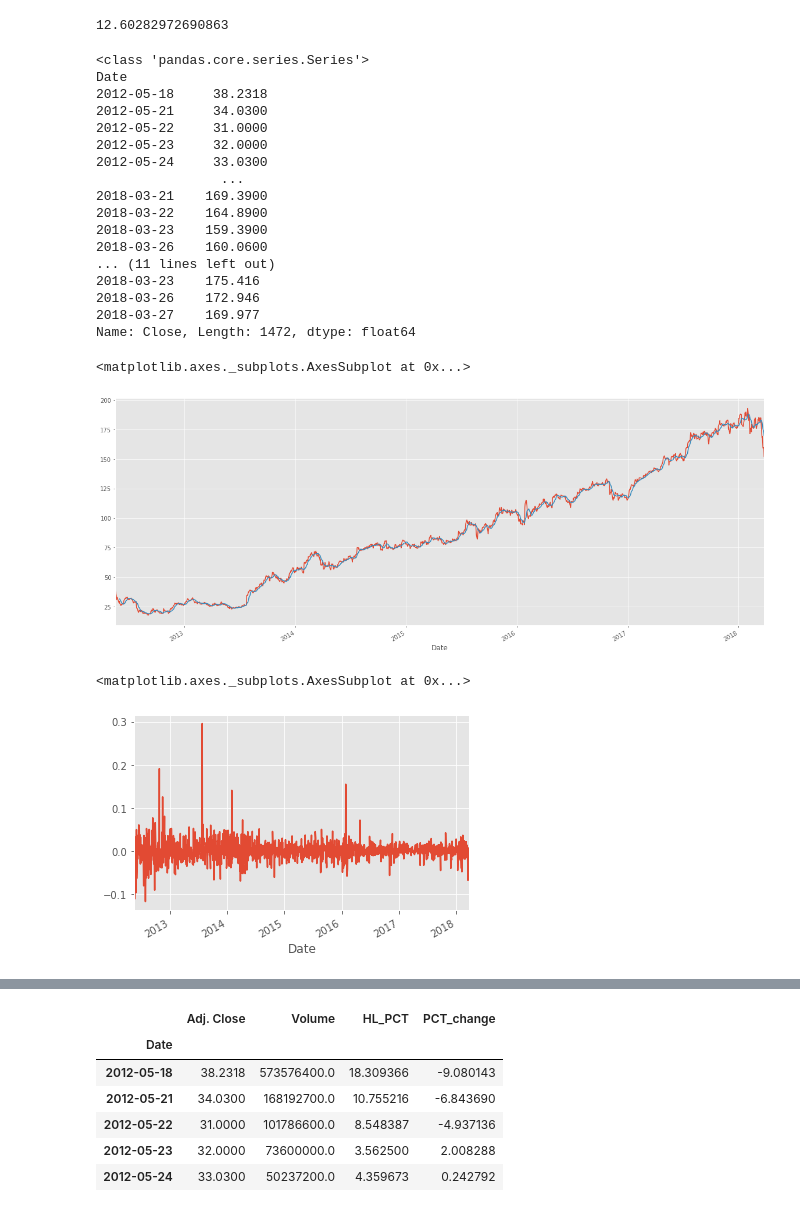
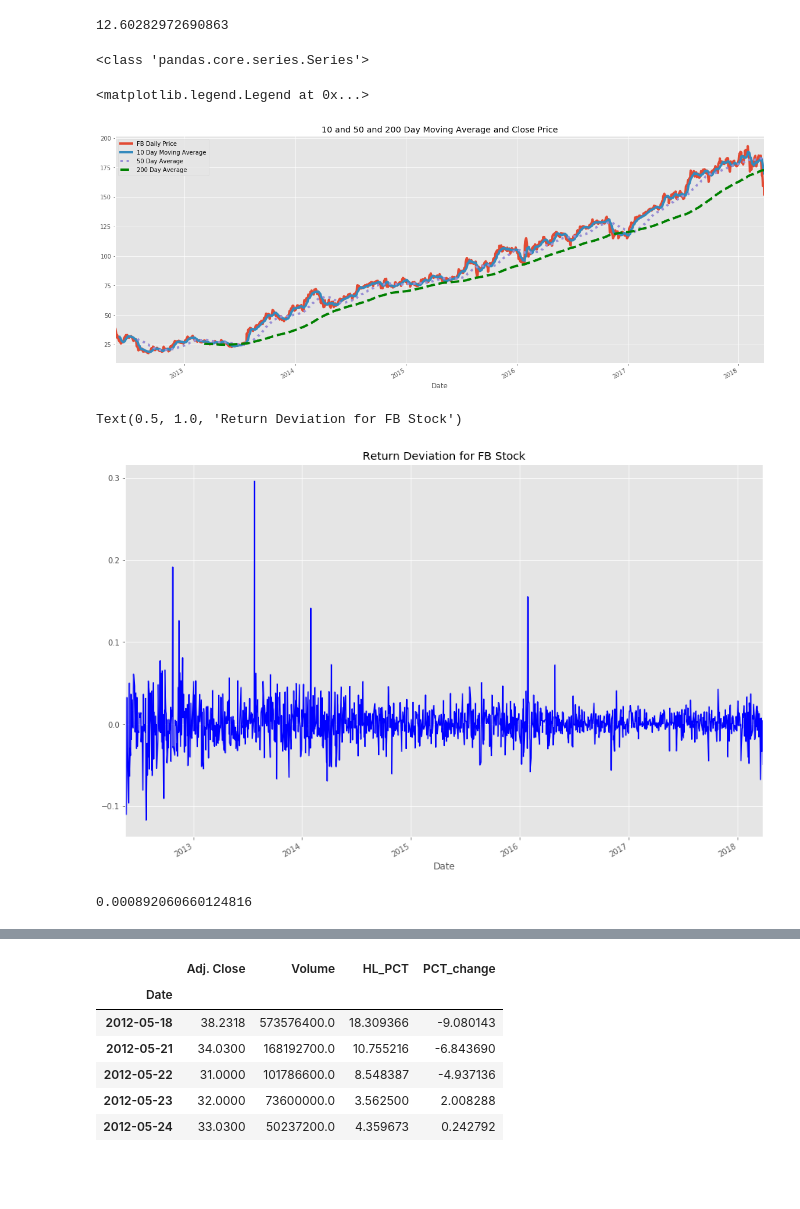
Before and after one commit to basillatif/Stock-API-Dev, a Jupyter notebook: Codes/FB Stock Analysis_bl.ipynb, the cells around one changed output, grey strips where cells are left out. Drawn from its saved outputs; the diff is of its cells as text; code cells hidden in the pictures; blank space fills up the shorter version.

```diff
--- a/Codes/FB Stock Analysis_bl.ipynb
+++ b/Codes/FB Stock Analysis_bl.ipynb
@@ -156,46 +170,42 @@ fb_df['Daily Returns'].kurtosis()
 close_px = fb_df['Close']
 print(type(close_px))
 mavg = close_px.rolling(window=10).mean()
-print(close_px)
-print(mavg)
+fifty_mavg = close_px.rolling(window=50).mean()
+twohun_mavg = close_px.rolling(window=200).mean()
+#print(close_px)
+#print(mavg)
 # %% [output]
 <class 'pandas.core.series.Series'>
-Date
-2012-05-18     38.2318
-2012-05-21     34.0300
-2012-05-22     31.0000
-2012-05-23     32.0000
-2012-05-24     33.0300
-                ...
-2018-03-21    169.3900
-2018-03-22    164.8900
-2018-03-23    159.3900
-2018-03-26    160.0600
-... (11 lines left out)
-2018-03-23    175.416
-2018-03-26    172.946
-2018-03-27    169.977
-Name: Close, Length: 1472, dtype: float64
 # %%
 # Adjusting the style of matplotlib
 style.use('ggplot')
 plt.figure(figsize=(20,8))
-close_px.plot(label='FB')
-mavg.plot(label='mavg')
+close_px.plot(label='FB Daily Price', linewidth = 4)
+plt.title('10 and 50 and 200 Day Moving Average and Close Price')
+mavg.plot(label='10 Day Moving Average', linewidth = 4)
+fifty_mavg.plot(label='50 Day Average', linestyle = 'dotted', linewidth = 4)
+twohun_mavg.plot(label='200 Day Average', linestyle = 'dashed', color = 'green', linewidth = 4)
+plt.legend()
 # %% [output]
-<matplotlib.axes._subplots.AxesSubplot at 0x...>
+<matplotlib.legend.Legend at 0x...>
-[figure, old version]
+[figure, new version]
 # %%
 #Calculating return deviation
 returns = close_px / close_px.shift(1) - 1
 fb_df['Return Deviation'] = returns
-fb_df.loc[fb_df['Return Deviation'].idxmax()]
-returns.plot(label='return')
-#fb_df['Return Deviation'].hist()
-#returns.plot(label='return')
+style.use('ggplot')
+plt.figure(figsize=(15,10))
+returns.plot(label='return', color = "blue")
+plt.title('Return Deviation for FB Stock')
 # %% [output]
-<matplotlib.axes._subplots.AxesSubplot at 0x...>
+Text(0.5, 1.0, 'Return Deviation for FB Stock')
-[figure, old version]
+[figure, new version]
+# %%
+fb_df.loc[fb_df['Return Deviation'].idxmax()]
+#fb_df['Return Deviation'].hist()
+#returns.plot(label='return')
+# %% [output]
+0.000892060660124816
 # %%
 fb_df
 # %% [output]
```
Also changed, not shown: parts of 20 cells of this notebook, 23 other files.
